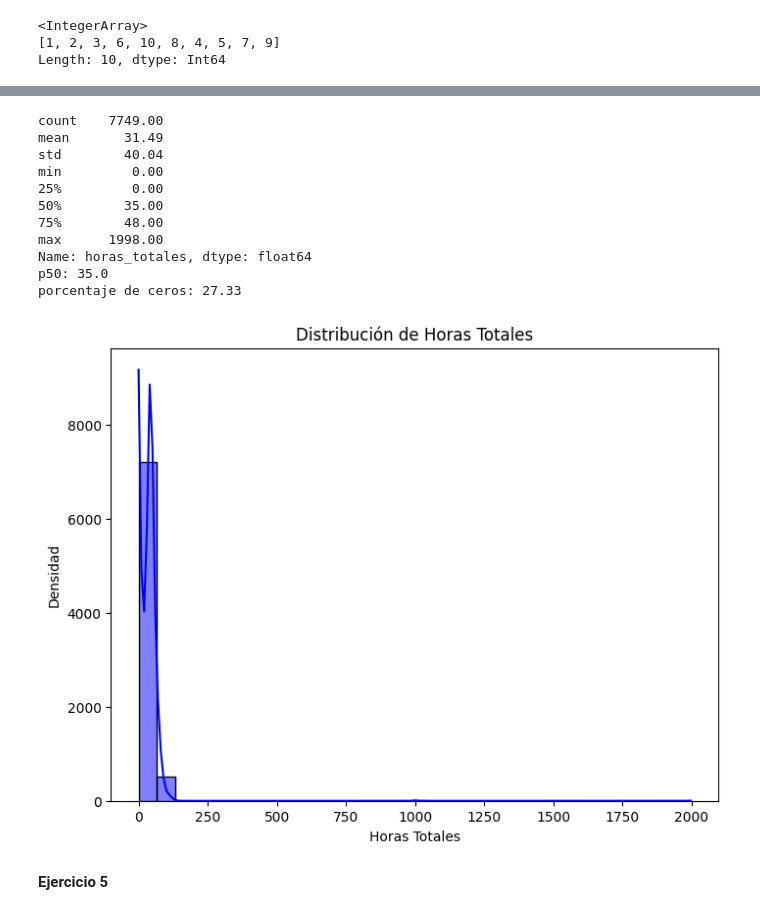
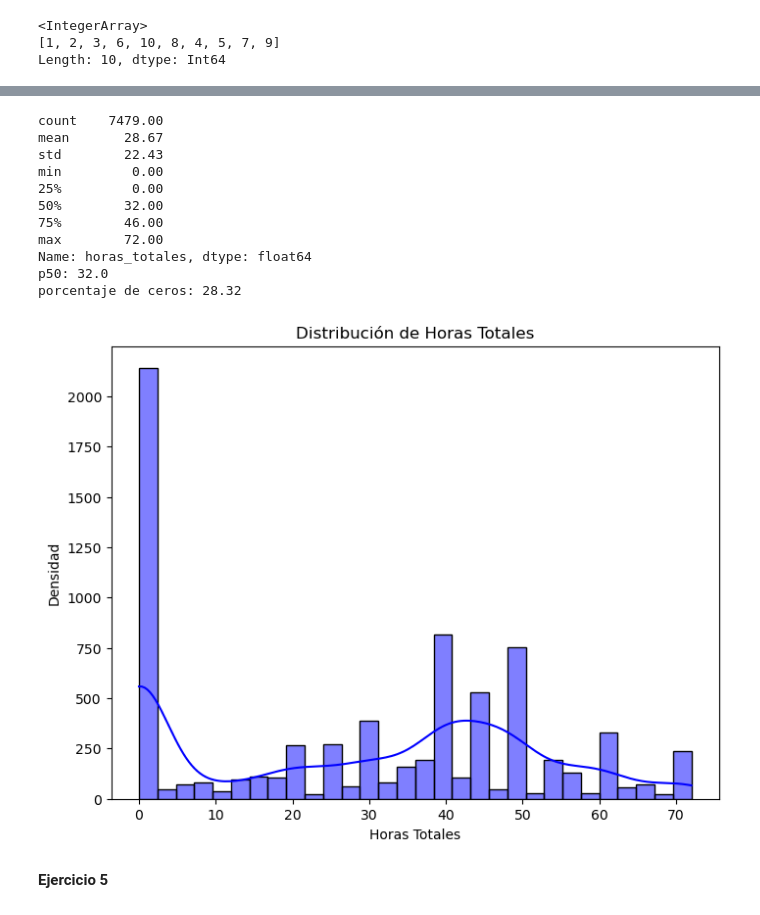
Before and after one commit to caterinawalker/Ciencia-de-Datos, a Jupyter notebook: TP2/tp2 (extendido tp1).ipynb, the cells around one changed output, grey strips where cells are left out. Drawn from its saved outputs; the diff is of its cells as text; code cells hidden in the pictures.

```diff
--- a/TP2/tp2 (extendido tp1).ipynb
+++ b/TP2/tp2 (extendido tp1).ipynb
@@ -29,7 +29,7 @@ print(df.head())
 
 [5 rows x 235 columns]
 # %%
-statta = pd.read_stata("C:/Users/loloa/OneDrive/Escritorio/facu/Ciencia de datos/tp/Ciencia-de-Datos/Individual_t105.dta")
+statta = pd.read_stata("C:/Users/usuario/Documents/Ciencia-de-Datos/Individual_t105.dta")
 print(statta.head())
 # %% [output]
      CODUSU  nro_hogar componente  h15    ano4       trimestre  \
@@ -446,7 +446,7 @@ print("Cantidad de personas con ipcf válido (respondieron):", respondieron.shap
 Cantidad de personas con ipcf = -9 o NA (no respondieron): 0
 Cantidad de personas con ipcf válido (respondieron): 28449
 # %%
-adulto_equiv = pd.read_excel("/Users/loloa/OneDrive/Escritorio/facu/Ciencia de datos/tp/Ciencia-de-Datos/tabla_adulto_equiv.xlsx")
+adulto_equiv = pd.read_excel("C:/Users/usuario/Documents/Ciencia-de-Datos/tabla_adulto_equiv.xlsx")
 respondieron = respondieron.rename(columns={"ch06": "edad"})
 respondieron = respondieron.rename(columns={"ch04": "sexo"})
 #modifique adulto equiv desde excel para poder llamarlo fácil y que las variables correspondan
@@ -548,7 +548,7 @@ respondieron["ano4"] = pd.to_numeric(respondieron["ano4"], errors="coerce")
 
 # 2) Calcular ingreso_necesario (tu bloque)
 CBT_2025 = 365_177.0
-CBT_2005 = 205.07
+CBT_2005 = 365_177.0
 respondieron["ingreso_necesario"] = np.where(
     respondieron["ano4"] == 2025,
     respondieron["ad_equiv_hogar"] * CBT_2025,
@@ -576,11 +576,11 @@ ano4
 2025.0  1340199.59  4177624.88
 # %%
 # Asegurar tipos
-respondieron["ipcf"] = pd.to_numeric(respondieron["ipcf"], errors="coerce")
+respondieron["itf"] = pd.to_numeric(respondieron["itf"], errors="coerce")
 respondieron["ingreso_necesario"] = pd.to_numeric(respondieron["ingreso_necesario"], errors="coerce")
 
 # Variable pobre (proxy con ipcf, ver nota metodológica)
-respondieron["pobre"] = (respondieron["ipcf"] < respondieron["ingreso_necesario"]).astype(int)
+respondieron["pobre"] = (respondieron["itf"] < respondieron["ingreso_necesario"]).astype(int)
 
 # Conteo por año (denominador = cantidad con ipcf válido en 'respondieron')
 res = (respondieron
@@ -924,37 +915,39 @@ print(jefe_df.head())
 # %%
+jefe_df_filtrado = jefe_df[jefe_df["horas_totales"] <= jefe_df["horas_totales"].quantile(0.95)] #Sacamos valores extremos
+
 # Estadística descriptiva de jefe_df["horas_totales"]
-print(jefe_df["horas_totales"].describe().round(2))
-print("p50:", round(jefe_df["horas_totales"].median(), 2))
+print(jefe_df_filtrado["horas_totales"].describe().round(2))
+print("p50:", round(jefe_df_filtrado["horas_totales"].median(), 2))
 
 # Porcentaje de ceros
-porc_ceros = (jefe_df["horas_totales"] == 0).mean() * 100
+porc_ceros = (jefe_df_filtrado["horas_totales"] == 0).mean() * 100
 print("porcentaje de ceros:", round(porc_ceros, 2))
 
 # Histograma de densidad para "horas_totales"
 import matplotlib.pyplot as plt
 import seaborn as sns
 
 plt.figure(figsize=(8, 6))
-sns.histplot(jefe_df["horas_totales"], kde=True, color="blue", bins=30)
+sns.histplot(jefe_df_filtrado["horas_totales"], kde=True, color="blue", bins=30)
 plt.title("Distribución de Horas Totales")
 plt.xlabel("Horas Totales")
 plt.ylabel("Densidad")
 plt.show()
 
 # Comentario sobre la distribución
 # %% [output]
-count    7749.00
-mean       31.49
-std        40.04
+count    7479.00
+mean       28.67
+std        22.43
 min         0.00
 25%         0.00
-50%        35.00
-75%        48.00
-max      1998.00
+50%        32.00
+75%        46.00
+max        72.00
 Name: horas_totales, dtype: float64
-p50: 35.0
-porcentaje de ceros: 27.33
+p50: 32.0
+porcentaje de ceros: 28.32
-[figure, old version]
+[figure, new version]
 # %% [markdown]
 **Ejercicio 5**
 # %%
```
Also changed, not shown: parts of 26 cells of this notebook.
